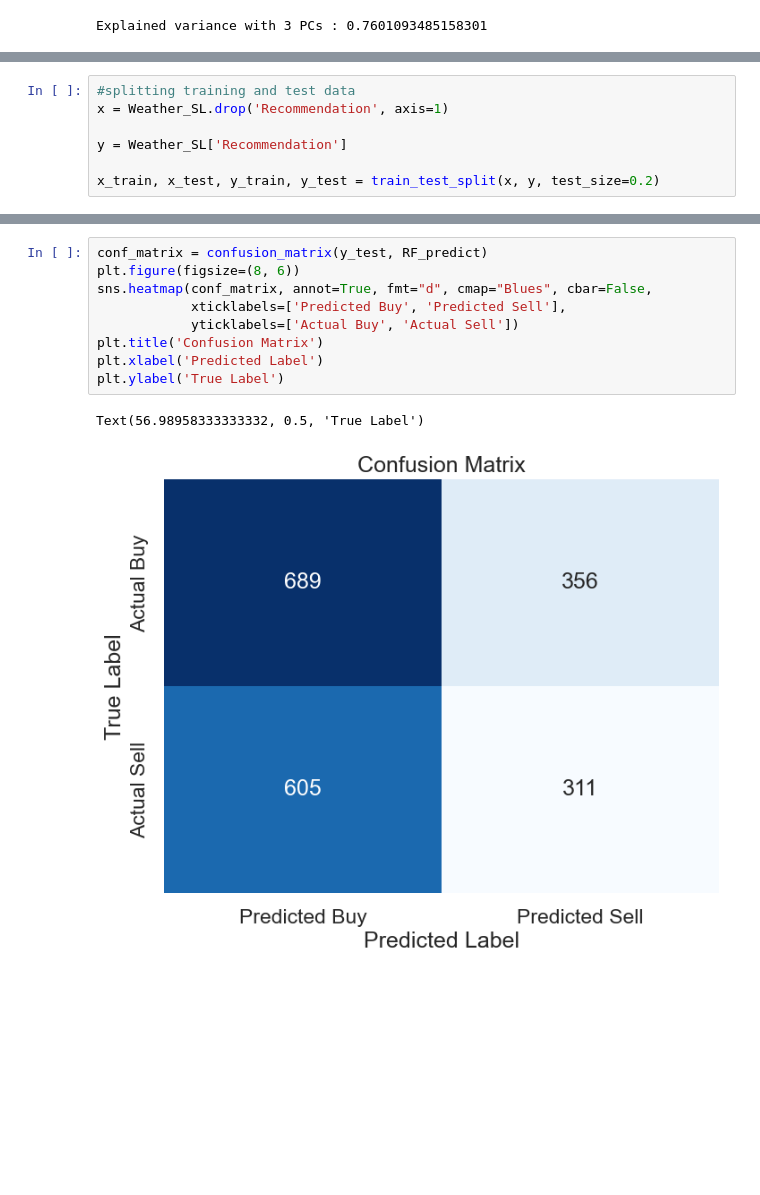
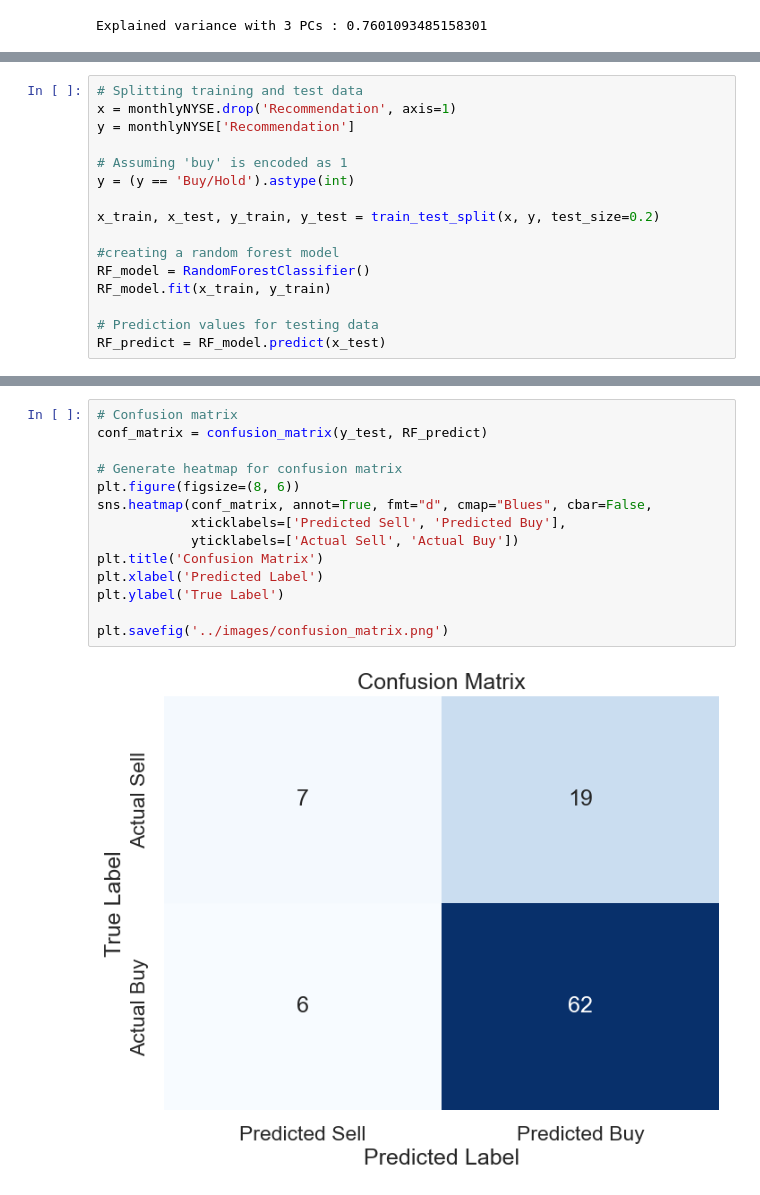
Before and after one commit to wangleo1/SADvsNYSE, a Jupyter notebook: notebooks/NYC_model.ipynb, the cells around one changed output, grey strips where cells are left out. Cells and saved outputs as stored; diff of their text form; blank space fills up the shorter version.

```diff
--- a/notebooks/NYC_model.ipynb
+++ b/notebooks/NYC_model.ipynb
@@ -317,7 +347,16 @@ Weather_SL
 # %%
-#splitting training and test data
-x = Weather_SL.drop('Recommendation', axis=1)
+# Splitting training and test data
+x = monthlyNYSE.drop('Recommendation', axis=1)
+y = monthlyNYSE['Recommendation']
 
-y = Weather_SL['Recommendation']
+# Assuming 'buy' is encoded as 1
+y = (y == 'Buy/Hold').astype(int)
 
 x_train, x_test, y_train, y_test = train_test_split(x, y, test_size=0.2)
+
+#creating a random forest model
+RF_model = RandomForestClassifier()
+RF_model.fit(x_train, y_train)
+
+# Prediction values for testing data
+RF_predict = RF_model.predict(x_test)
@@ -347,12 +377,16 @@ ROC-AUC: 0.5092255008043511
 # %%
+# Confusion matrix
 conf_matrix = confusion_matrix(y_test, RF_predict)
+
+# Generate heatmap for confusion matrix
 plt.figure(figsize=(8, 6))
 sns.heatmap(conf_matrix, annot=True, fmt="d", cmap="Blues", cbar=False,
-            xticklabels=['Predicted Buy', 'Predicted Sell'],
-            yticklabels=['Actual Buy', 'Actual Sell'])
+            xticklabels=['Predicted Sell', 'Predicted Buy'],
+            yticklabels=['Actual Sell', 'Actual Buy'])
 plt.title('Confusion Matrix')
 plt.xlabel('Predicted Label')
 plt.ylabel('True Label')
+
+plt.savefig('../images/confusion_matrix.png')
 # %% [output]
-Text(56.98958333333332, 0.5, 'True Label')
-[figure, old version]
+[figure, new version]
```
Also changed, not shown: parts of 29 cells of this notebook, 13 other files.
